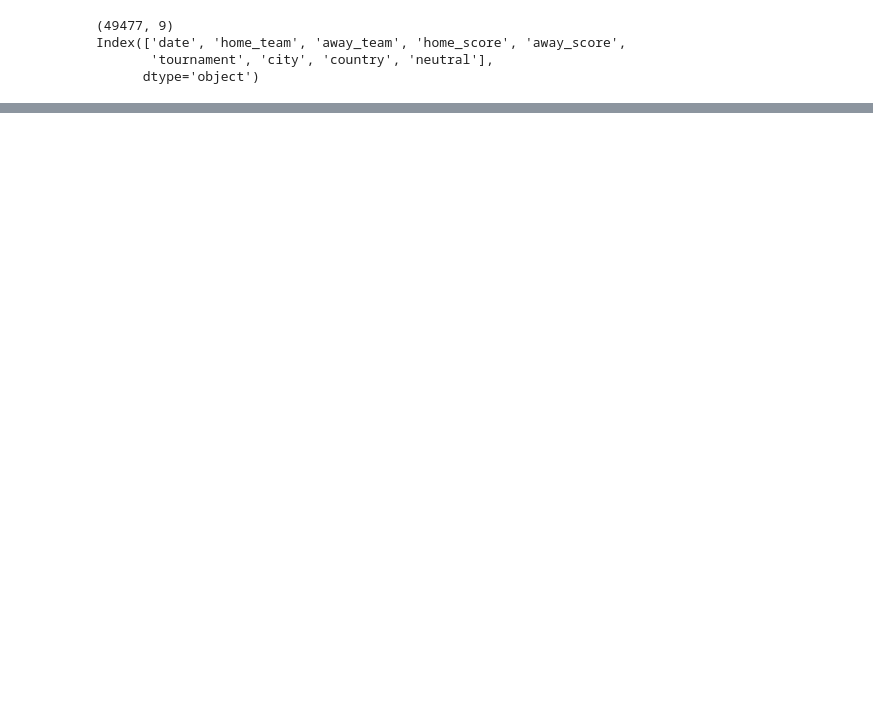
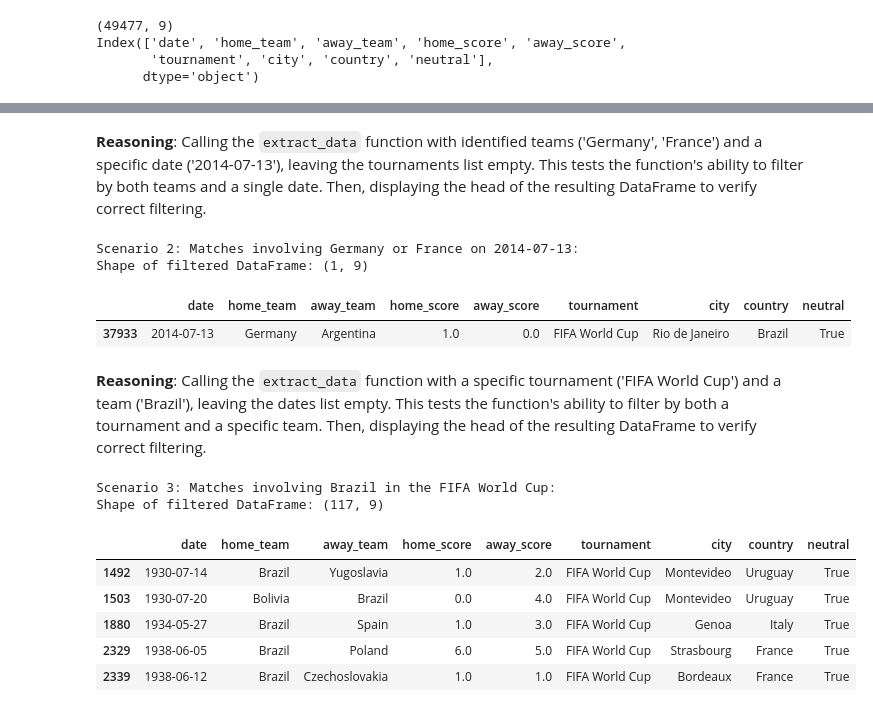
Before and after one commit to eshan14git/football-qa-nlp, a Jupyter notebook: Tishan_SVM_GRU.ipynb, the cells around one changed output, grey strips where cells are left out. Cells and saved outputs as stored; diff of their text form; code cells hidden in the pictures; blank space fills up the shorter version.

```diff
--- a/Tishan_SVM_GRU.ipynb
+++ b/Tishan_SVM_GRU.ipynb
@@ -427,0 +1164,40 @@ Index(['date', 'home_team', 'away_team', 'home_score', 'away_score',
+# %% [markdown]
+**Reasoning**:
+Calling the `extract_data` function with identified teams ('Germany', 'France') and a specific date ('2014-07-13'), leaving the tournaments list empty. This tests the function's ability to filter by both teams and a single date. Then, displaying the head of the resulting DataFrame to verify correct filtering.
+# %%
+identified_teams_scenario2 = ['Germany', 'France']
+identified_dates_scenario2 = [datetime.datetime(2014, 7, 13, 0, 0)]
+identified_tournaments_scenario2 = []
+
+filtered_df_scenario2 = extract_data(identified_teams_scenario2, identified_dates_scenario2, identified_tournaments_scenario2, 'What was the score')
+
+print("Scenario 2: Matches involving Germany or France on 2014-07-13:")
+print(f"Shape of filtered DataFrame: {filtered_df_scenario2.shape}")
+display(filtered_df_scenario2.head())
+# %% [output]
+Scenario 2: Matches involving Germany or France on 2014-07-13:
+Shape of filtered DataFrame: (1, 9)
+|  | date | home_team | away_team | home_score | away_score | tournament | city | country | neutral |
+| 37933 | 2014-07-13 | Germany | Argentina | 1.0 | 0.0 | FIFA World Cup | Rio de Janeiro | Brazil | True |
+# %% [markdown]
+**Reasoning**:
+Calling the `extract_data` function with a specific tournament ('FIFA World Cup') and a team ('Brazil'), leaving the dates list empty. This tests the function's ability to filter by both a tournament and a specific team. Then, displaying the head of the resulting DataFrame to verify correct filtering.
+# %%
+identified_teams_scenario3 = ['Brazil']
+identified_dates_scenario3 = []
+identified_tournaments_scenario3 = ['FIFA World Cup']
+
+filtered_df_scenario3 = extract_data(identified_teams_scenario3, identified_dates_scenario3, identified_tournaments_scenario3, 'Who won')
+
+print("Scenario 3: Matches involving Brazil in the FIFA World Cup:")
+print(f"Shape of filtered DataFrame: {filtered_df_scenario3.shape}")
+display(filtered_df_scenario3.head())
+# %% [output]
+Scenario 3: Matches involving Brazil in the FIFA World Cup:
+Shape of filtered DataFrame: (117, 9)
+|  | date | home_team | away_team | home_score | away_score | tournament | city | country | neutral |
+| 1492 | 1930-07-14 | Brazil | Yugoslavia | 1.0 | 2.0 | FIFA World Cup | Montevideo | Uruguay | True |
+| 1503 | 1930-07-20 | Bolivia | Brazil | 0.0 | 4.0 | FIFA World Cup | Montevideo | Uruguay | True |
+| 1880 | 1934-05-27 | Brazil | Spain | 1.0 | 3.0 | FIFA World Cup | Genoa | Italy | True |
+| 2329 | 1938-06-05 | Brazil | Poland | 6.0 | 5.0 | FIFA World Cup | Strasbourg | France | True |
+| 2339 | 1938-06-12 | Brazil | Czechoslovakia | 1.0 | 1.0 | FIFA World Cup | Bordeaux | France | True |
```
Also changed, not shown: parts of 124 cells of this notebook.
